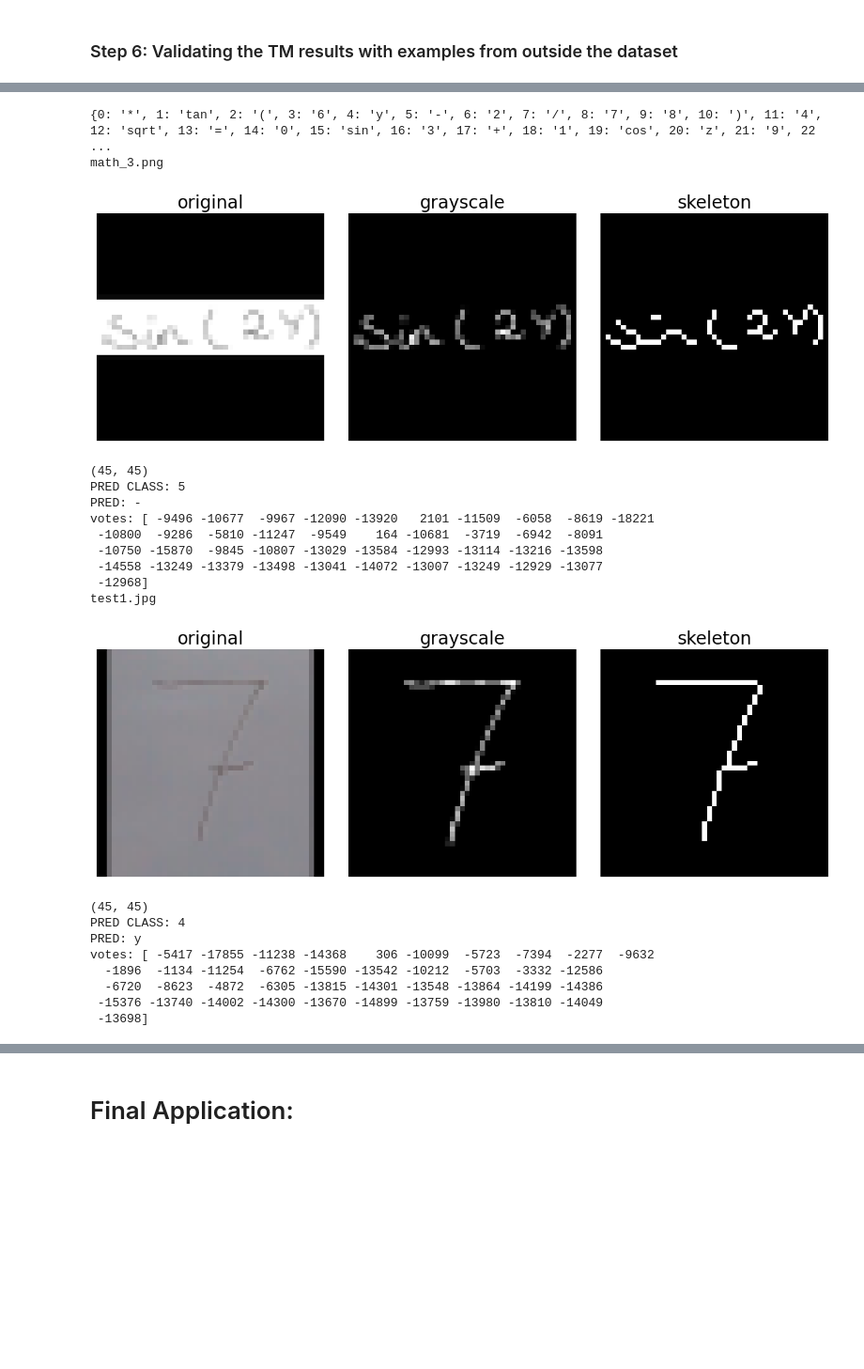
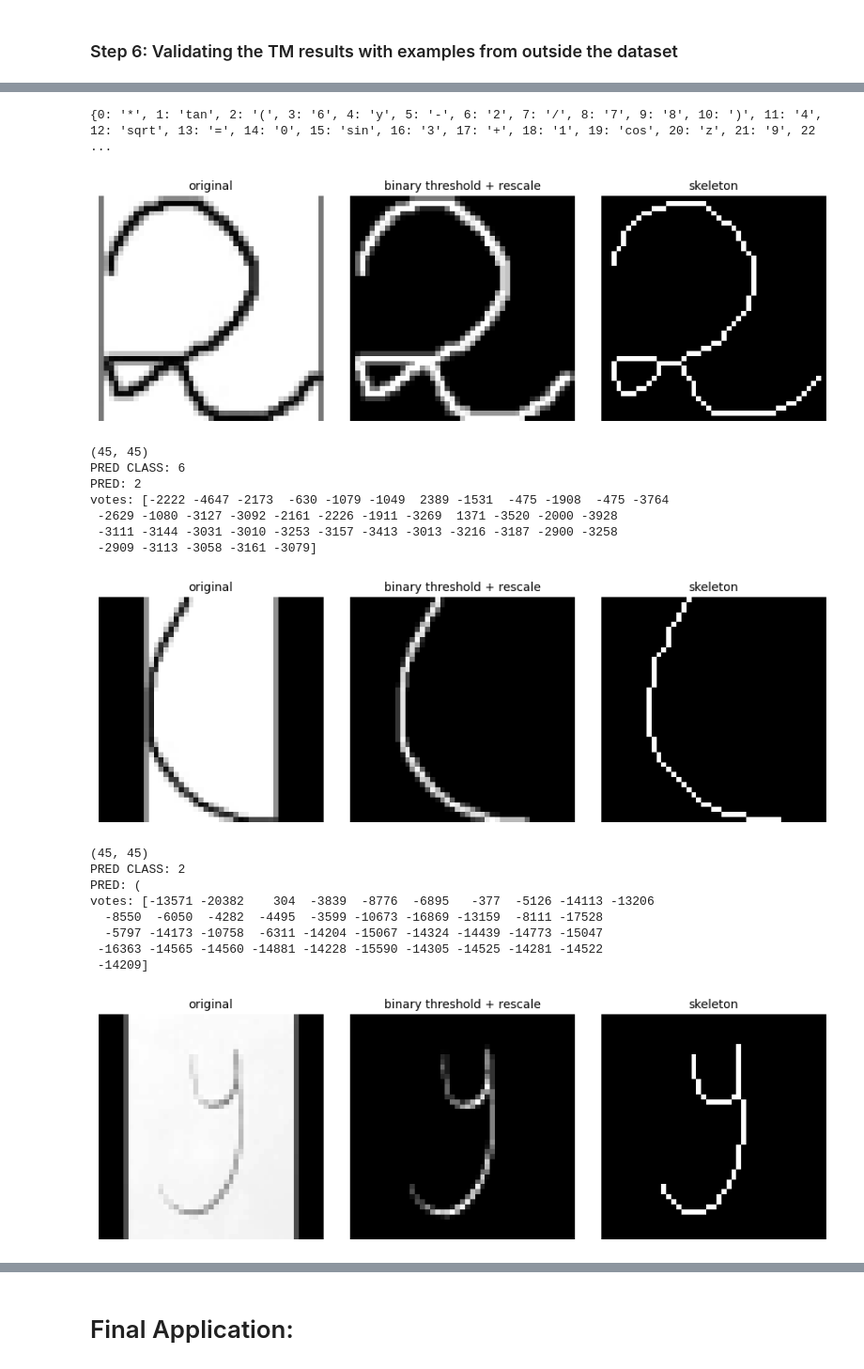
Before and after one commit to EirikVinje/tm-yolo-mathreader, a Jupyter notebook: src/complete_walkthrough.ipynb, the cells around one changed output, grey strips where cells are left out. Shown: that part at 94% size. Saved outputs shown, nothing was run; the diff lists cells and outputs as text; code cells hidden in the pictures; blank space fills up the shorter version.

```diff
--- a/src/complete_walkthrough.ipynb
+++ b/src/complete_walkthrough.ipynb
@@ -602,0 +640,26 @@ NameError: name 'xe' is not defined
+# %%
+# predict the val dataset and plot the confusion matrix
+from sklearn.metrics import confusion_matrix
+import seaborn as sns
+import matplotlib.pyplot as plt
+
+class_names_map = {0: '*', 1: 'tan', 2: '(', 3: '6', 4: 'y', 5: '-', 6: '2', 7: '/', 8: '7', 9: '8', 10: ')', 11: '4', 12: 'sqrt', 13: '=', 14: '0', 15: 'sin', 16: '3', 17: '+', 18: '1', 19: 'cos', 20: 'z', 21: '9', 22: 'pi', 23: '5'}
+
+class_names = [class_names_map[i] for i in range(24)]
+
+y_preds = []
+for x in xe:
+    y_pred = predictor.predict(x)
+    y_preds.append(y_pred)
+
+print('accuracy:', np.mean(y_preds == ye))
+
+#print(ye)
+#print(y_preds)
+cm = confusion_matrix(ye, y_preds)
+plt.figure(figsize=(10, 10))
+sns.heatmap(cm, annot=True, fmt='d', cmap='Blues', xticklabels=class_names, yticklabels=class_names)
+plt.xlabel('Predicted')
+plt.ylabel('Actual')
+plt.title('Confusion Matrix')
+plt.show()
@@ -620,8 +686,8 @@ from tqdm import tqdm
 def classify_image(test_image_path, data_dir):
     # Load the test image
     test_image_path = os.path.join(data_dir, test_image_path)
-    test_im_copy = cv2.imread(test_image_path)
     test_image = cv2.imread(test_image_path, cv2.IMREAD_GRAYSCALE)
+    test_im_copy = cv2.imread(test_image_path, cv2.IMREAD_GRAYSCALE)
 
     h, w = test_image.shape[:2]
     aspect = w / h
@@ -646,69 +712,66 @@ def classify_image(test_image_path, data_dir):
     skeleton = skeletonize(test_image)
     thinned = thin(test_image)
 
-    fig, axes = plt.subplots(nrows=1, ncols=3, figsize=(12, 4), sharex=True, sharey=True)
+    fig, axes = plt.subplots(nrows=1, ncols=3, figsize=(9, 3), sharex=True, sharey=True)
     ax = axes.ravel()
 
     ax[0].imshow(test_im_copy, cmap=plt.cm.gray)
     ax[0].axis('off')
-    ax[0].set_title('original', fontsize=20)
+    ax[0].set_title('original', fontsize=10)
 
     ax[1].imshow(test_image, cmap=plt.cm.gray)
     ax[1].axis('off')
-    ax[1].set_title('grayscale', fontsize=20)
+    ax[1].set_title('binary threshold + rescale', fontsize=10)
 
     ax[2].imshow(skeleton, cmap=plt.cm.gray)
     ax[2].axis('off')
-    ax[2].set_title('skeleton', fontsize=20)
+    ax[2].set_title('skeleton', fontsize=10)
 
     fig.tight_layout()
     plt.show()
 
     skeleton = skeleton.astype(int)
     print(skeleton.shape)
 
     pred_image = skeleton.flatten()
     #pred_image =  np.where(test_image.reshape((45 * 45)) > 200, 1, 0)
 
     # Predict the class of the test
     predicted_class = predictor.predict(pred_image)
 
     print("PRED CLASS:",predicted_class)
     print("PRED:", class_names_map[predicted_class])
     print("votes:", predictor._inf.get_votes())
 
     return predicted_class
 
 current_dir = os.getcwd()
 class_names_map = {0: '*', 1: 'tan', 2: '(', 3: '6', 4: 'y', 5: '-', 6: '2', 7: '/', 8: '7', 9: '8', 10: ')', 11: '4', 12: 'sqrt', 13: '=', 14: '0', 15: 'sin', 16: '3', 17: '+', 18: '1', 19: 'cos', 20: 'z', 21: '9', 22: 'pi', 23: '5'}
 print(class_names_map)
 
-data_dir_tests = f"{current_dir}/test_imgs/"
+data_dir_tests = f"{current_dir}/yolo/test_imgs/"
 
 for i in os.listdir(data_dir_tests):
-    print(i)
-    if i.endswith("png"):
-        pass
+    if i.endswith('.png'):
+        continue
     classify_image(i, data_dir_tests)
 # %% [output]
 {0: '*', 1: 'tan', 2: '(', 3: '6', 4: 'y', 5: '-', 6: '2', 7: '/', 8: '7', 9: '8', 10: ')', 11: '4', 12: 'sqrt', 13: '=', 14: '0', 15: 'sin', 16: '3', 17: '+', 18: '1', 19: 'cos', 20: 'z', 21: '9', 22 ...
-math_3.png
-[figure, old version]
+[figure, new version]
 (45, 45)
-PRED CLASS: 5
-PRED: -
-votes: [ -9496 -10677  -9967 -12090 -13920   2101 -11509  -6058  -8619 -18221
- -10800  -9286  -5810 -11247  -9549    164 -10681  -3719  -6942  -8091
- -10750 -15870  -9845 -10807 -13029 -13584 -12993 -13114 -13216 -13598
- -14558 -13249 -13379 -13498 -13041 -14072 -13007 -13249 -12929 -13077
- -12968]
-test1.jpg
+PRED CLASS: 6
+PRED: 2
+votes: [-2222 -4647 -2173  -630 -1079 -1049  2389 -1531  -475 -1908  -475 -3764
+ -2629 -1080 -3127 -3092 -2161 -2226 -1911 -3269  1371 -3520 -2000 -3928
+ -3111 -3144 -3031 -3010 -3253 -3157 -3413 -3013 -3216 -3187 -2900 -3258
+ -2909 -3113 -3058 -3161 -3079]
-[figure, old version]
+[figure, new version]
 (45, 45)
-PRED CLASS: 4
-PRED: y
-votes: [ -5417 -17855 -11238 -14368    306 -10099  -5723  -7394  -2277  -9632
-  -1896  -1134 -11254  -6762 -15590 -13542 -10212  -5703  -3332 -12586
-  -6720  -8623  -4872  -6305 -13815 -14301 -13548 -13864 -14199 -14386
- -15376 -13740 -14002 -14300 -13670 -14899 -13759 -13980 -13810 -14049
- -13698]
+PRED CLASS: 2
+PRED: (
+votes: [-13571 -20382    304  -3839  -8776  -6895   -377  -5126 -14113 -13206
+  -8550  -6050  -4282  -4495  -3599 -10673 -16869 -13159  -8111 -17528
+  -5797 -14173 -10758  -6311 -14204 -15067 -14324 -14439 -14773 -15047
+ -16363 -14565 -14560 -14881 -14228 -15590 -14305 -14525 -14281 -14522
+ -14209]
+[figure, added]
```
Also changed, not shown: parts of 9 cells of this notebook, 11 other files.
